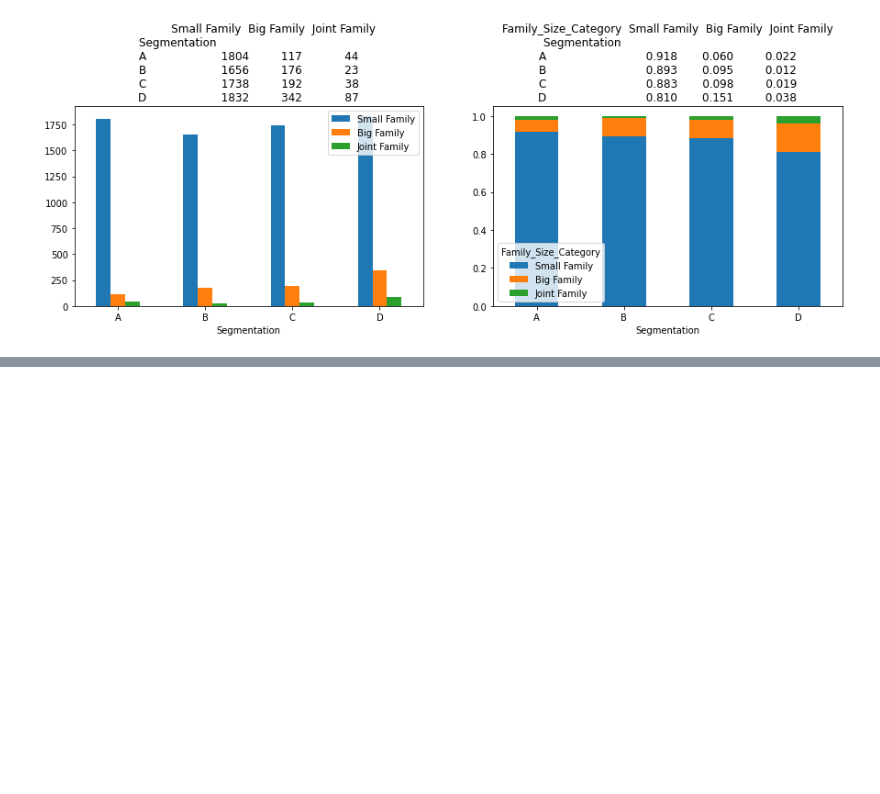
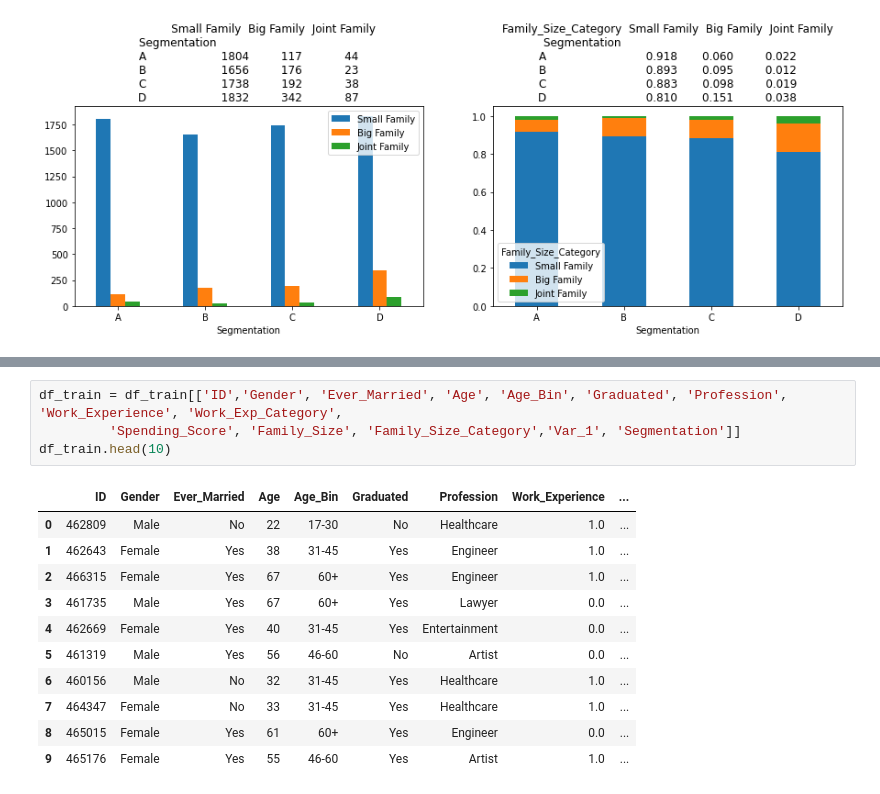
Before and after one commit to Research-Group-CDAP/ML_Assignment2_IT19132310_IT19139036_IT19120980_IT19104218, a Jupyter notebook: model.ipynb, the cells around one changed output, grey strips where cells are left out. Drawn from its saved outputs; the diff is of its cells as text; blank space fills up the shorter version.

```diff
--- a/model.ipynb
+++ b/model.ipynb
@@ -871,0 +935,16 @@ plt.show()
+# %%
+df_train = df_train[['ID','Gender', 'Ever_Married', 'Age', 'Age_Bin', 'Graduated', 'Profession', 'Work_Experience', 'Work_Exp_Category',
+         'Spending_Score', 'Family_Size', 'Family_Size_Category','Var_1', 'Segmentation']]
+df_train.head(10)
+# %% [output]
+|  | ID | Gender | Ever_Married | Age | Age_Bin | Graduated | Profession | Work_Experience | ... |
+| 0 | 462809 | Male | No | 22 | 17-30 | No | Healthcare | 1.0 | ... |
+| 1 | 462643 | Female | Yes | 38 | 31-45 | Yes | Engineer | 1.0 | ... |
+| 2 | 466315 | Female | Yes | 67 | 60+ | Yes | Engineer | 1.0 | ... |
+| 3 | 461735 | Male | Yes | 67 | 60+ | Yes | Lawyer | 0.0 | ... |
+| 4 | 462669 | Female | Yes | 40 | 31-45 | Yes | Entertainment | 0.0 | ... |
+| 5 | 461319 | Male | Yes | 56 | 46-60 | No | Artist | 0.0 | ... |
+| 6 | 460156 | Male | No | 32 | 31-45 | Yes | Healthcare | 1.0 | ... |
+| 7 | 464347 | Female | No | 33 | 31-45 | Yes | Healthcare | 1.0 | ... |
+| 8 | 465015 | Female | Yes | 61 | 60+ | Yes | Engineer | 0.0 | ... |
+| 9 | 465176 | Female | Yes | 55 | 46-60 | Yes | Artist | 1.0 | ... |
```
Also changed, not shown: parts of 7 cells of this notebook.
